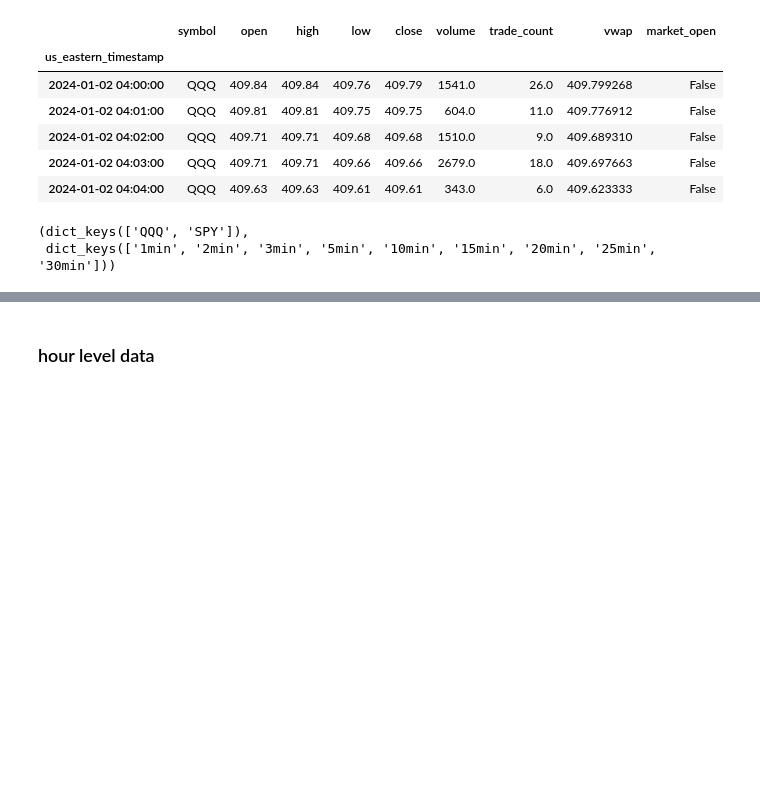
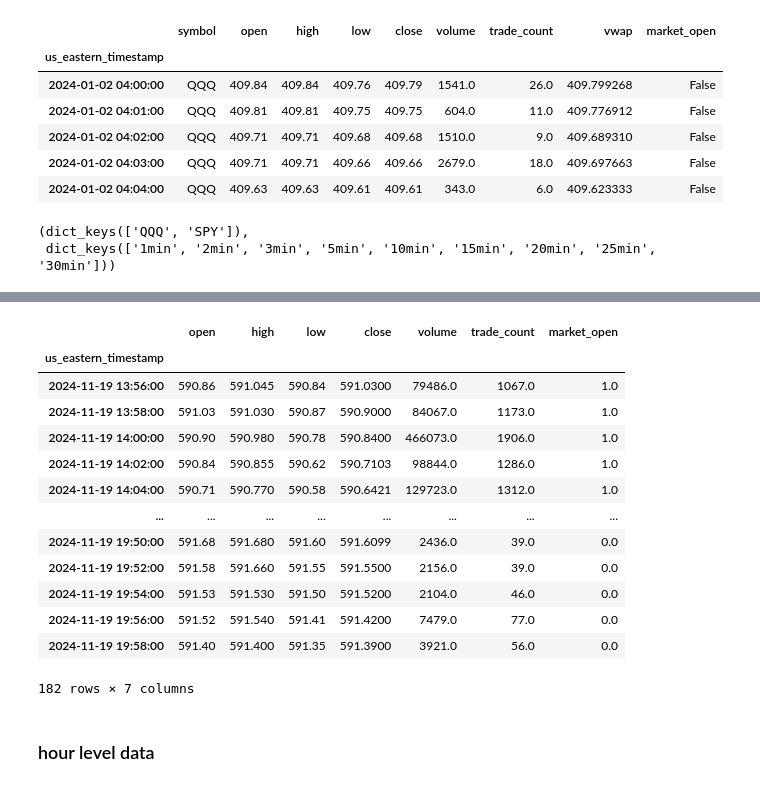
Before and after one commit to hub-Abhishek/AthenaInsights, a Jupyter notebook: notebooks/data_cleaning/data_prep.ipynb, the cells around one changed output, grey strips where cells are left out. Drawn from its saved outputs; the diff is of its cells as text; code cells hidden in the pictures; blank space fills up the shorter version.

```diff
--- a/notebooks/data_cleaning/data_prep.ipynb
+++ b/notebooks/data_cleaning/data_prep.ipynb
@@ -119,2 +152,19 @@ datasets.keys(), datasets['SPY'].keys()
+# %%
+datasets['SPY']['2min'].tail(182)
+# %% [output]
+|  | open | high | low | close | volume | trade_count | market_open |
+| us_eastern_timestamp |  |  |  |  |  |  |  |
+| 2024-11-19 13:56:00 | 590.86 | 591.045 | 590.84 | 591.0300 | 79486.0 | 1067.0 | 1.0 |
+| 2024-11-19 13:58:00 | 591.03 | 591.030 | 590.87 | 590.9000 | 84067.0 | 1173.0 | 1.0 |
+| 2024-11-19 14:00:00 | 590.90 | 590.980 | 590.78 | 590.8400 | 466073.0 | 1906.0 | 1.0 |
+| 2024-11-19 14:02:00 | 590.84 | 590.855 | 590.62 | 590.7103 | 98844.0 | 1286.0 | 1.0 |
+| 2024-11-19 14:04:00 | 590.71 | 590.770 | 590.58 | 590.6421 | 129723.0 | 1312.0 | 1.0 |
+| ... | ... | ... | ... | ... | ... | ... | ... |
+| 2024-11-19 19:50:00 | 591.68 | 591.680 | 591.60 | 591.6099 | 2436.0 | 39.0 | 0.0 |
+| 2024-11-19 19:52:00 | 591.58 | 591.660 | 591.55 | 591.5500 | 2156.0 | 39.0 | 0.0 |
+| 2024-11-19 19:54:00 | 591.53 | 591.530 | 591.50 | 591.5200 | 2104.0 | 46.0 | 0.0 |
+| 2024-11-19 19:56:00 | 591.52 | 591.540 | 591.41 | 591.4200 | 7479.0 | 77.0 | 0.0 |
+| 2024-11-19 19:58:00 | 591.40 | 591.400 | 591.35 | 591.3900 | 3921.0 | 56.0 | 0.0 |
+182 rows × 7 columns
 # %% [markdown]
 ### hour level data
```
Also changed, not shown: parts of 16 cells of this notebook, 4 other files.
